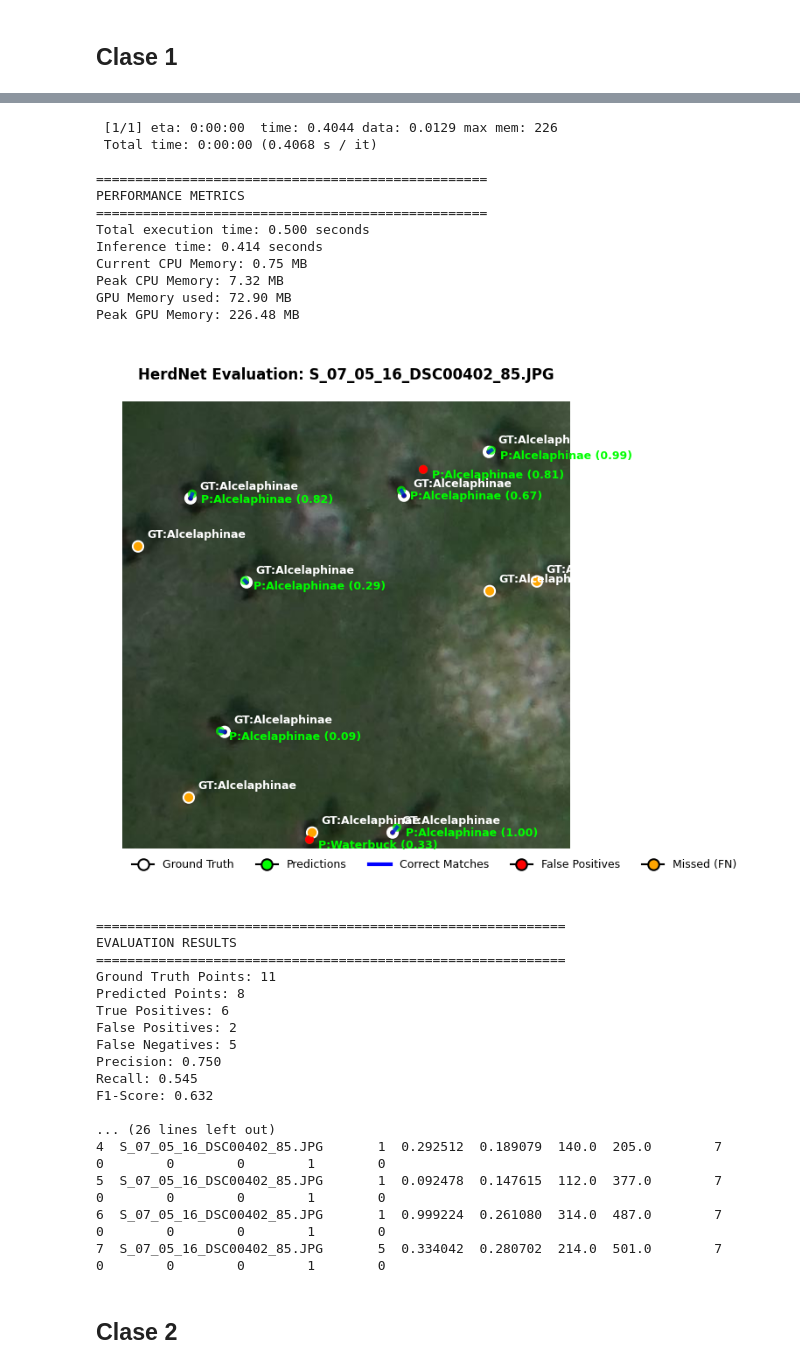
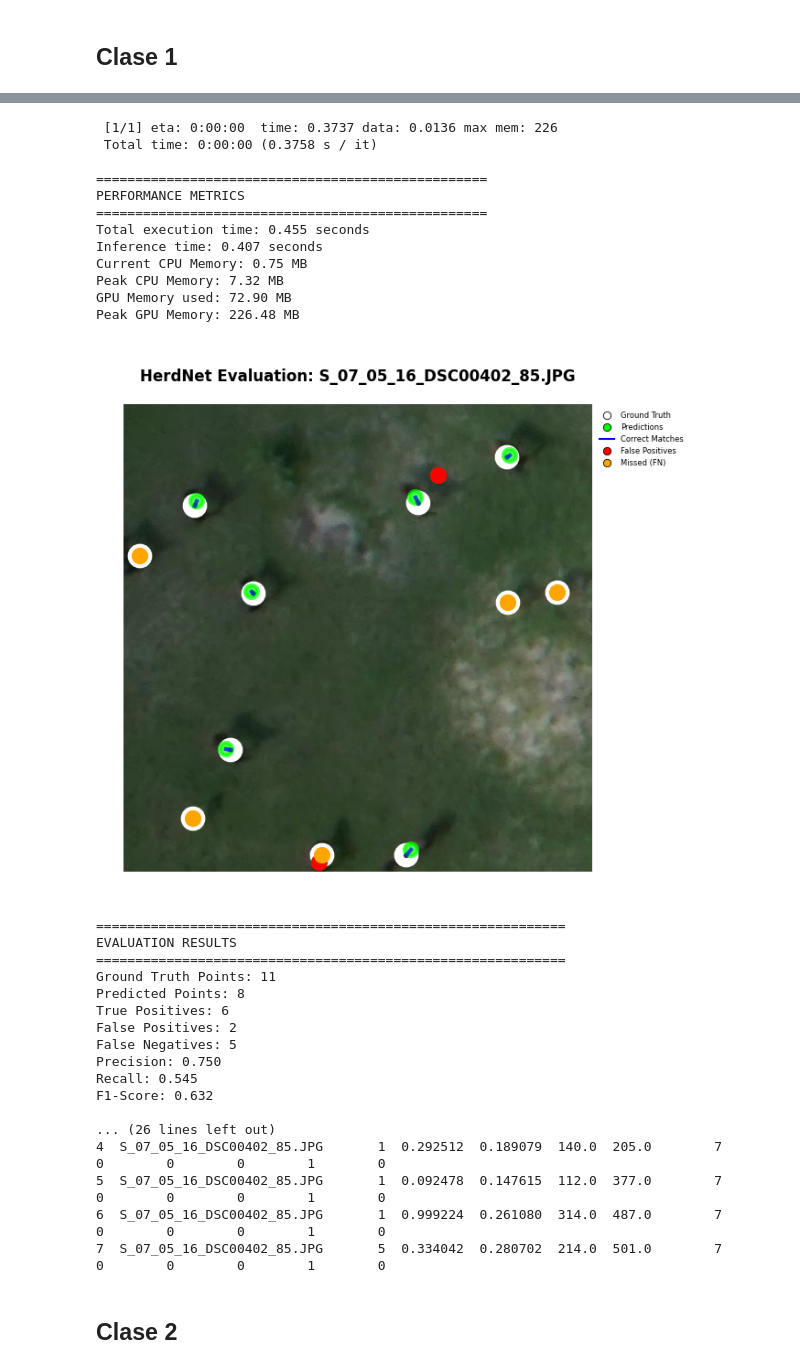
Before and after one commit to maia-2025-vision/proyecto-de-grado, a Jupyter notebook: notebooks/infer-metrics.ipynb, the cells around one changed output, grey strips where cells are left out. Saved outputs shown, nothing was run; the diff lists cells and outputs as text; code cells hidden in the pictures.

Commit message:
ajuste tamaño y posicion de leyenda para infer-metrics

```diff
--- a/notebooks/infer-metrics.ipynb
+++ b/notebooks/infer-metrics.ipynb
@@ -15,31 +15,31 @@ if current_dir.name == "notebooks":
 # %%
 %matplotlib inline
 # Create visualization
 model_path = "data/models/herdnet_v2_hn/latest_model.pth"
 csv_file = "data/patches-512-ol-160-m01/test_points_gt.csv"
 image_root = "data/patches-512-ol-160-m01/test/"
 image_name = "S_07_05_16_DSC00402_85.JPG"
 device = "cuda"
 threshold = 15
-eval_image(model_path, csv_file, image_root, image_name, device, threshold, show_labels=True)
+eval_image(model_path, csv_file, image_root, image_name, device, threshold, show_labels=False)
 # %% [output]
 Loading model from: data/models/herdnet_v2_hn/latest_model.pth
 Found 11 ground truth annotations for S_07_05_16_DSC00402_85.JPG
 Making predictions for: S_07_05_16_DSC00402_85.JPG
 Initial GPU memory: 0.00 MB
- [1/1] eta: 0:00:00  time: 0.4044 data: 0.0129 max mem: 226
- Total time: 0:00:00 (0.4068 s / it)
+ [1/1] eta: 0:00:00  time: 0.3737 data: 0.0136 max mem: 226
+ Total time: 0:00:00 (0.3758 s / it)
 
 ==================================================
 PERFORMANCE METRICS
 ==================================================
-Total execution time: 0.500 seconds
-Inference time: 0.414 seconds
+Total execution time: 0.455 seconds
+Inference time: 0.407 seconds
 Current CPU Memory: 0.75 MB
 Peak CPU Memory: 7.32 MB
 GPU Memory used: 72.90 MB
 Peak GPU Memory: 226.48 MB
-[figure, old version]
+[figure, new version]
 ============================================================
 EVALUATION RESULTS
 ============================================================
```
Also changed, not shown: 1 other file.
